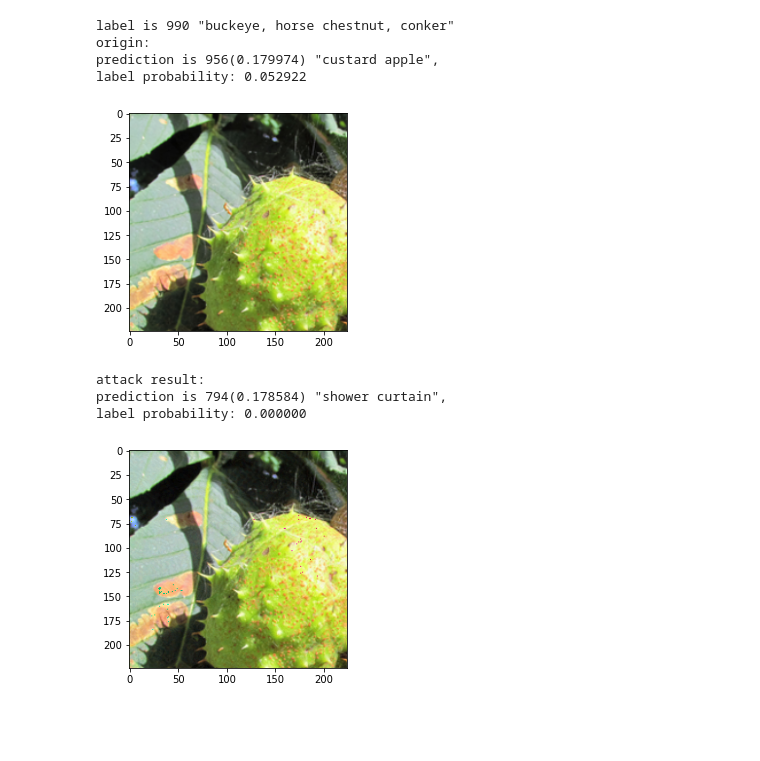
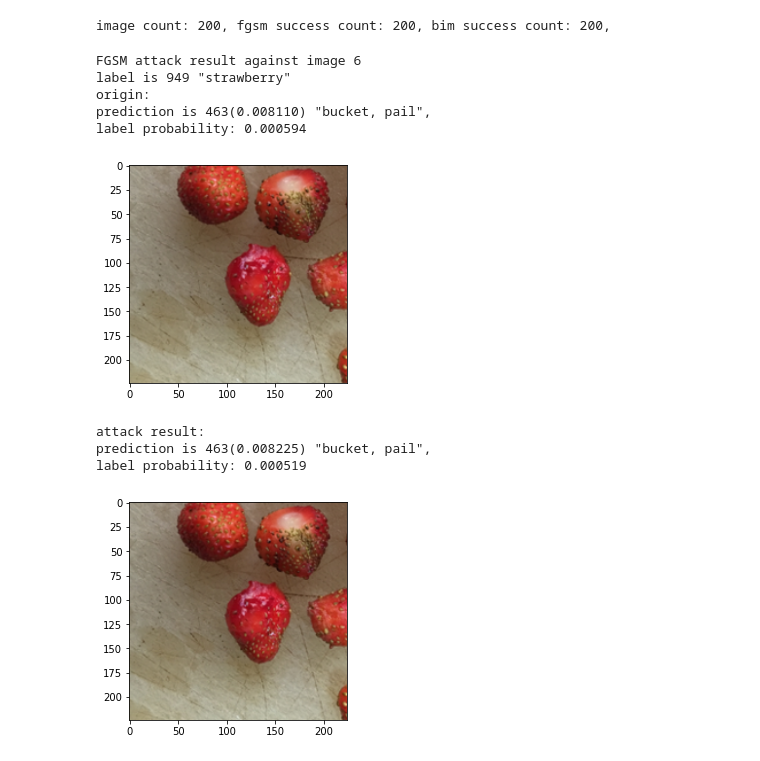
Before and after one commit to gystar/ml_hws, a Jupyter notebook: hw6/main.ipynb, the cells around one changed output. Drawn from its saved outputs; the diff is of its cells as text; code cells hidden in the pictures; blank space fills up the shorter version.

```diff
--- a/hw6/main.ipynb
+++ b/hw6/main.ipynb
@@ -51,30 +77,39 @@ for i in range(data.__len__()):
+# %%
+print("image count: %d, fgsm success count: %d, bim success count: %d," % (data.__len__(), fgsm_success_count, bim_success_count))
+# %% [output]
+image count: 200, fgsm success count: 200, bim success count: 200,
 # %%
-#show result
+#show a image result
 import utils
-id = 5
-image, label = data.__getitem__(id)
-print('label is %d "%s"' % (label, data.category_names[label]))
-print(
-    'origin:\nprediction is %d(%f) "%s", \nlabel probability: %f'
-    % (attack_ret[id][1][0], attack_ret[id][1][1], data.category_names[attack_ret[id][1][0]], attack_ret[id][1][2])
-)
-plt.figure()
-plt.imshow(utils.tensor2numpy(image))
-plt.show()
-print(
-    'attack result:\nprediction is %d(%f) "%s", \nlabel probability: %f'
-    % (attack_ret[id][2][0], attack_ret[id][2][1], data.category_names[attack_ret[id][2][0]], attack_ret[id][2][2])
-)
-plt.figure()
-plt.imshow(attack_ret[id][0])
-plt.show()
+def print_result(id, ret):
+    image, label = data.__getitem__(id)
+    print('label is %d "%s"' % (label, data.category_names[label]))
+    print(
+        'origin:\nprediction is %d(%f) "%s", \nlabel probability: %f'
+        % (ret[id][1][0], ret[id][1][1], data.category_names[ret[id][1][0]], ret[id][1][2])
+    )
+    plt.figure()
+    plt.imshow(utils.tensor2numpy(image))
+    plt.show()
+    print(
+        'attack result:\nprediction is %d(%f) "%s", \nlabel probability: %f'
+        % (ret[id][2][0], ret[id][2][1], data.category_names[ret[id][2][0]], ret[id][2][2])
+    )
+    plt.figure()
+    plt.imshow(ret[id][0])
+    plt.show()
-# %% [output]
-label is 990 "buckeye, horse chestnut, conker"
-origin:
-prediction is 956(0.179974) "custard apple",
-label probability: 0.052922
-[figure, removed]
-attack result:
-prediction is 794(0.178584) "shower curtain",
-label probability: 0.000000
-[figure, removed]
+# %%
+id = 6
+print("FGSM attack result against image %d" % (id))
+print_result(id, fgsm_attack_ret)
+# %% [output]
+FGSM attack result against image 6
+label is 949 "strawberry"
+origin:
+prediction is 463(0.008110) "bucket, pail",
+label probability: 0.000594
+[figure, added]
+attack result:
+prediction is 463(0.008225) "bucket, pail",
+label probability: 0.000519
+[figure, added]
```
Also changed, not shown: parts of 7 cells of this notebook, 2 other files.
